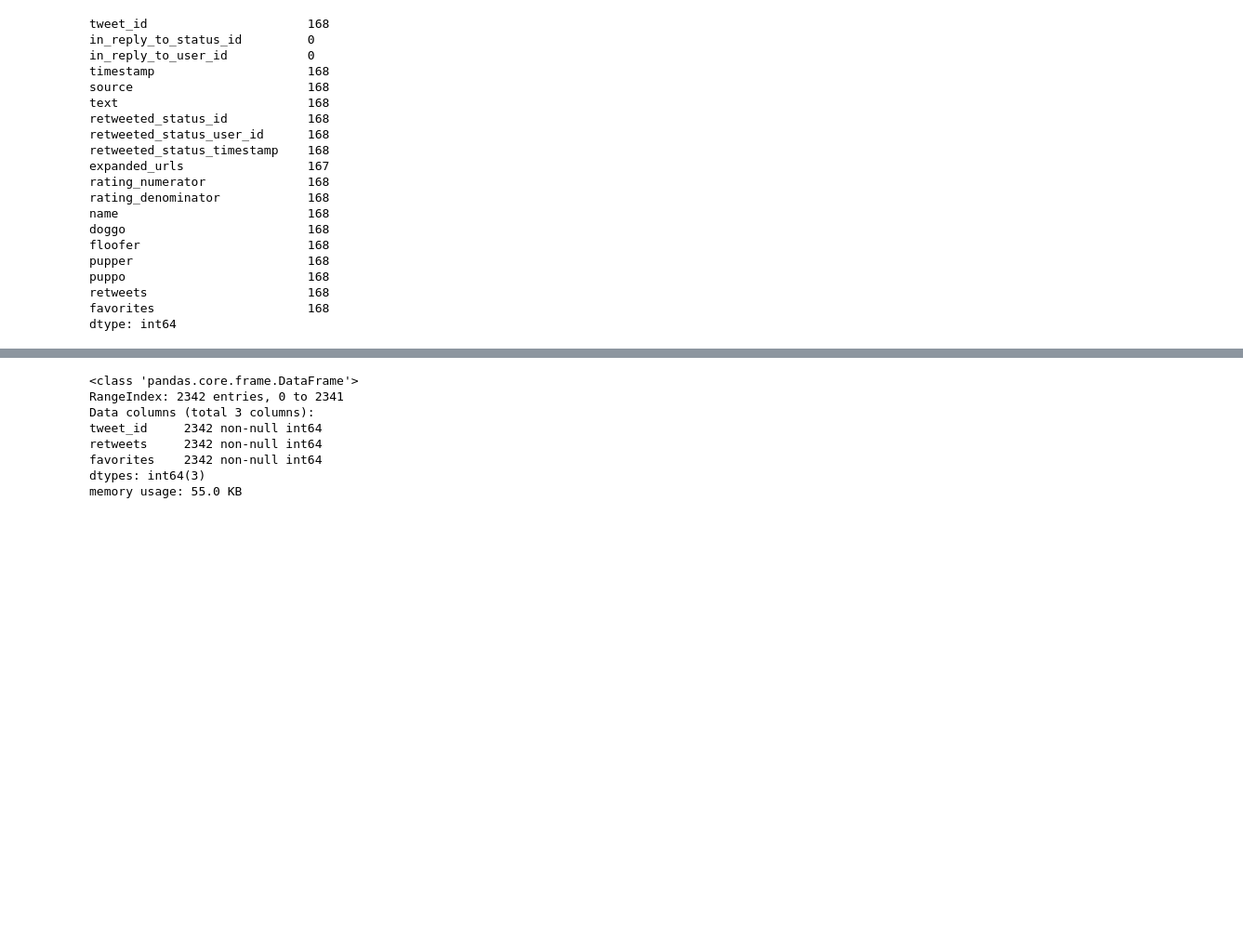
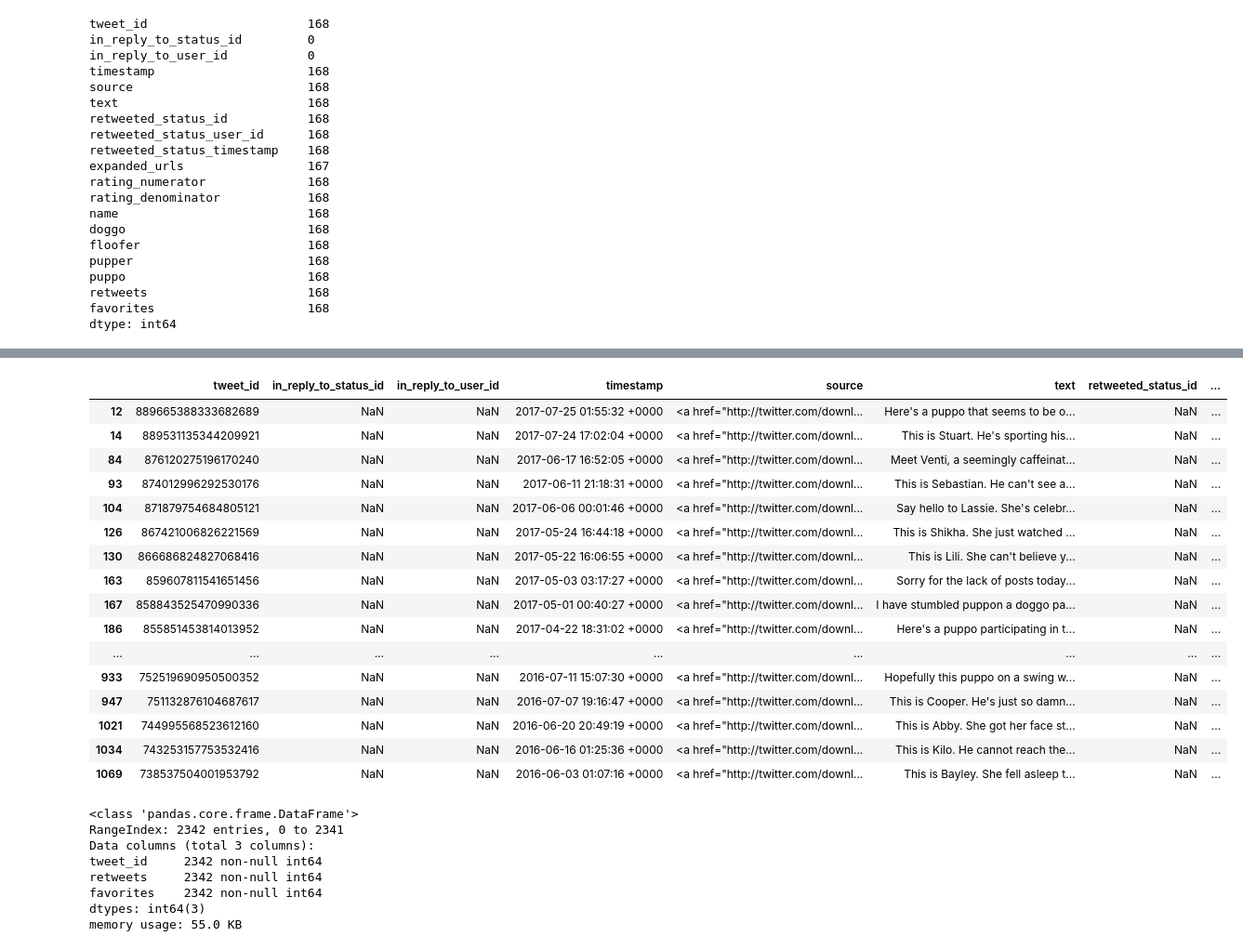
Before and after one commit to marooned20/Udacity-Data-Wrangling, a Jupyter notebook: wrangle_act.ipynb, the cells around one changed output, grey strips where cells are left out. Shown at 93% size. Saved outputs shown, nothing was run; the diff lists cells and outputs as text; code cells hidden in the pictures; blank space fills up the shorter version.

```diff
--- a/wrangle_act.ipynb
+++ b/wrangle_act.ipynb
@@ -199,3 +332,23 @@ archive_df.head(10)
+# %%
+archive_tweet_df[archive_tweet_df.text.str.contains('puppo')]
+# %% [output]
+|  | tweet_id | in_reply_to_status_id | in_reply_to_user_id | timestamp | source | text | retweeted_status_id | ... |
+| 12 | 889665388333682689 | NaN | NaN | 2017-07-25 01:55:32 +0000 | <a href="http://twitter.com/downl... | Here's a puppo that seems to be o... | NaN | ... |
+| 14 | 889531135344209921 | NaN | NaN | 2017-07-24 17:02:04 +0000 | <a href="http://twitter.com/downl... | This is Stuart. He's sporting his... | NaN | ... |
+| 84 | 876120275196170240 | NaN | NaN | 2017-06-17 16:52:05 +0000 | <a href="http://twitter.com/downl... | Meet Venti, a seemingly caffeinat... | NaN | ... |
+| 93 | 874012996292530176 | NaN | NaN | 2017-06-11 21:18:31 +0000 | <a href="http://twitter.com/downl... | This is Sebastian. He can't see a... | NaN | ... |
+| 104 | 871879754684805121 | NaN | NaN | 2017-06-06 00:01:46 +0000 | <a href="http://twitter.com/downl... | Say hello to Lassie. She's celebr... | NaN | ... |
+| 126 | 867421006826221569 | NaN | NaN | 2017-05-24 16:44:18 +0000 | <a href="http://twitter.com/downl... | This is Shikha. She just watched ... | NaN | ... |
+| 130 | 866686824827068416 | NaN | NaN | 2017-05-22 16:06:55 +0000 | <a href="http://twitter.com/downl... | This is Lili. She can't believe y... | NaN | ... |
+| 163 | 859607811541651456 | NaN | NaN | 2017-05-03 03:17:27 +0000 | <a href="http://twitter.com/downl... | Sorry for the lack of posts today... | NaN | ... |
+| 167 | 858843525470990336 | NaN | NaN | 2017-05-01 00:40:27 +0000 | <a href="http://twitter.com/downl... | I have stumbled puppon a doggo pa... | NaN | ... |
+| 186 | 855851453814013952 | NaN | NaN | 2017-04-22 18:31:02 +0000 | <a href="http://twitter.com/downl... | Here's a puppo participating in t... | NaN | ... |
+| ... | ... | ... | ... | ... | ... | ... | ... | ... |
+| 933 | 752519690950500352 | NaN | NaN | 2016-07-11 15:07:30 +0000 | <a href="http://twitter.com/downl... | Hopefully this puppo on a swing w... | NaN | ... |
+| 947 | 751132876104687617 | NaN | NaN | 2016-07-07 19:16:47 +0000 | <a href="http://twitter.com/downl... | This is Cooper. He's just so damn... | NaN | ... |
+| 1021 | 744995568523612160 | NaN | NaN | 2016-06-20 20:49:19 +0000 | <a href="http://twitter.com/downl... | This is Abby. She got her face st... | NaN | ... |
+| 1034 | 743253157753532416 | NaN | NaN | 2016-06-16 01:25:36 +0000 | <a href="http://twitter.com/downl... | This is Kilo. He cannot reach the... | NaN | ... |
+| 1069 | 738537504001953792 | NaN | NaN | 2016-06-03 01:07:16 +0000 | <a href="http://twitter.com/downl... | This is Bayley. She fell asleep t... | NaN | ... |
 # %%
 tweet_df.info()
 # %% [output]
```
Also changed, not shown: parts of 48 cells of this notebook.
